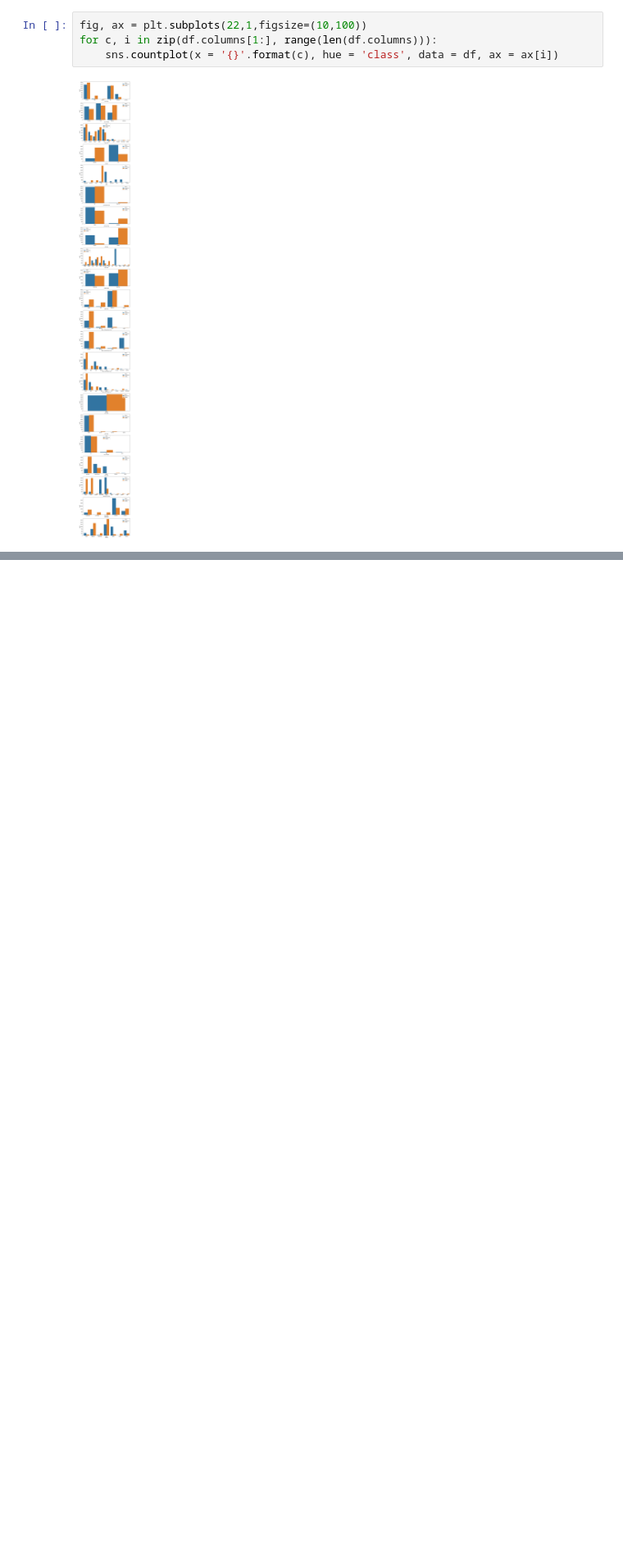
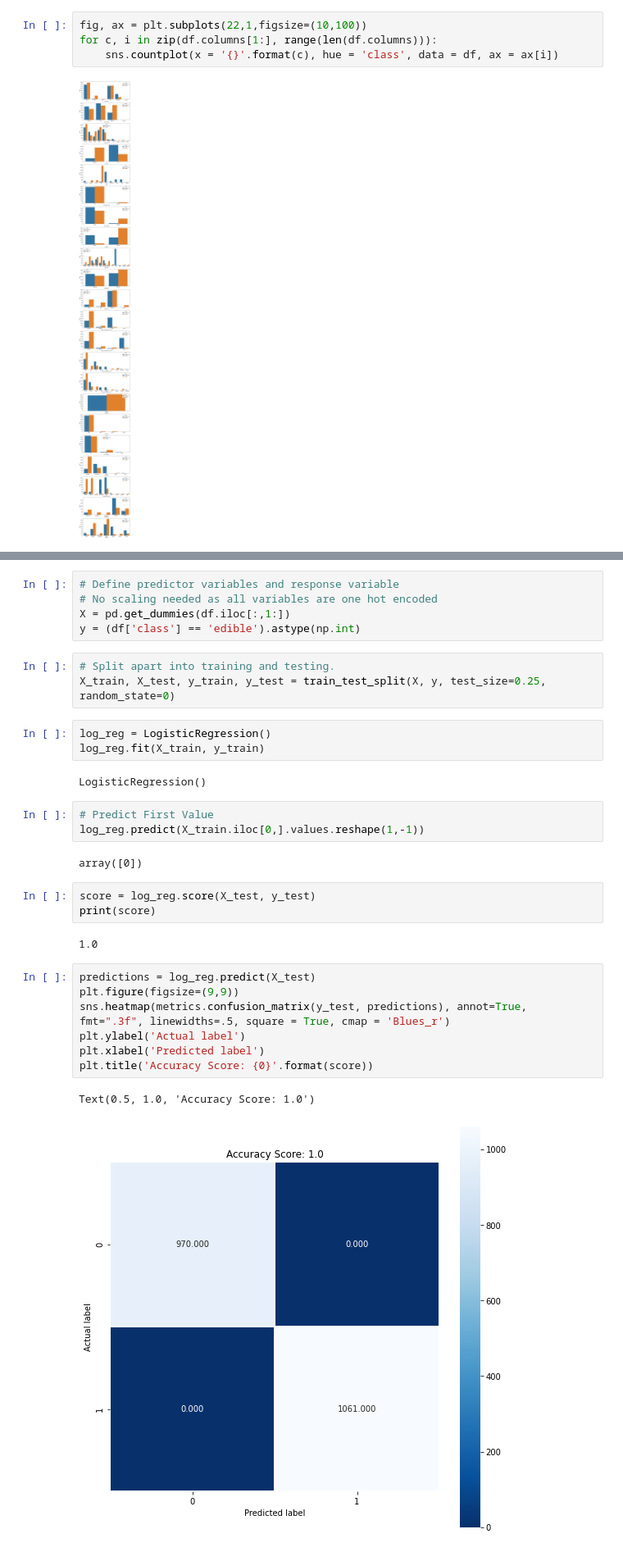
Before and after one commit to Edible-ai/Explainable-Edibles, a Jupyter notebook: Classification/Classification.ipynb, the cells around one changed output, grey strips where cells are left out. Shown at 82% size. Saved outputs shown, nothing was run; the diff lists cells and outputs as text; blank space fills up the shorter version.

```diff
--- a/Classification/Classification.ipynb
+++ b/Classification/Classification.ipynb
@@ -258,0 +265,33 @@ for c, i in zip(df.columns[1:], range(len(df.columns))):
+# %%
+# Define predictor variables and response variable
+# No scaling needed as all variables are one hot encoded
+X = pd.get_dummies(df.iloc[:,1:])
+y = (df['class'] == 'edible').astype(np.int)
+# %%
+# Split apart into training and testing.
+X_train, X_test, y_train, y_test = train_test_split(X, y, test_size=0.25, random_state=0)
+# %%
+log_reg = LogisticRegression()
+log_reg.fit(X_train, y_train)
+# %% [output]
+LogisticRegression()
+# %%
+# Predict First Value
+log_reg.predict(X_train.iloc[0,].values.reshape(1,-1))
+# %% [output]
+array([0])
+# %%
+score = log_reg.score(X_test, y_test)
+print(score)
+# %% [output]
+1.0
+# %%
+predictions = log_reg.predict(X_test)
+plt.figure(figsize=(9,9))
+sns.heatmap(metrics.confusion_matrix(y_test, predictions), annot=True, fmt=".3f", linewidths=.5, square = True, cmap = 'Blues_r')
+plt.ylabel('Actual label')
+plt.xlabel('Predicted label')
+plt.title('Accuracy Score: {0}'.format(score))
+# %% [output]
+Text(0.5, 1.0, 'Accuracy Score: 1.0')
+[figure, added]
```
Also changed, not shown: parts of 5 cells of this notebook.
